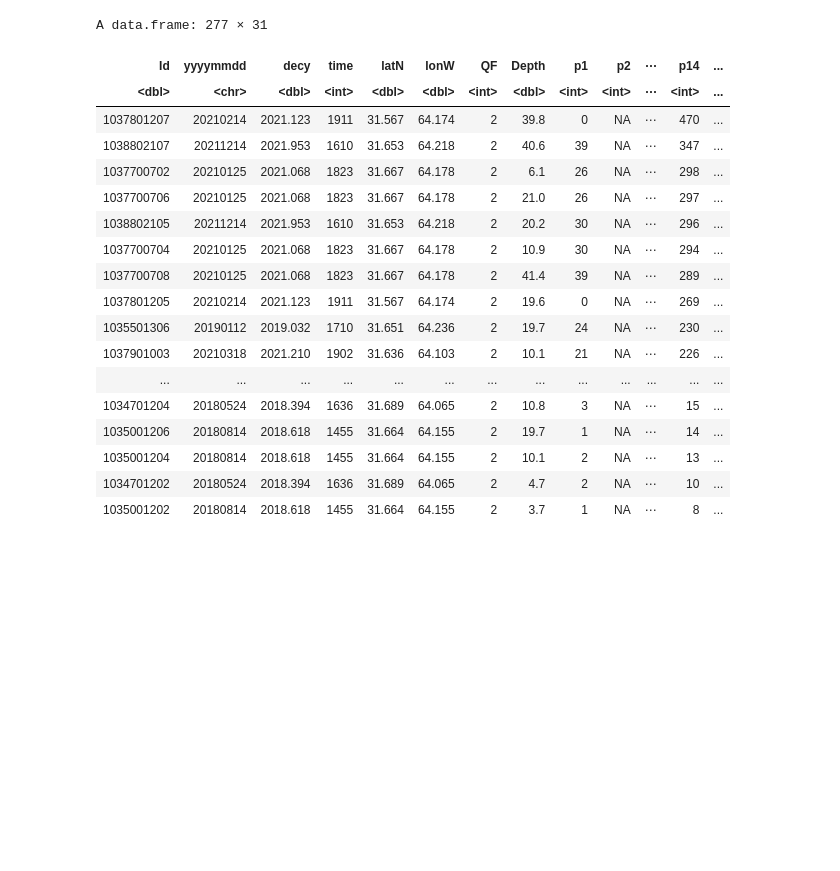
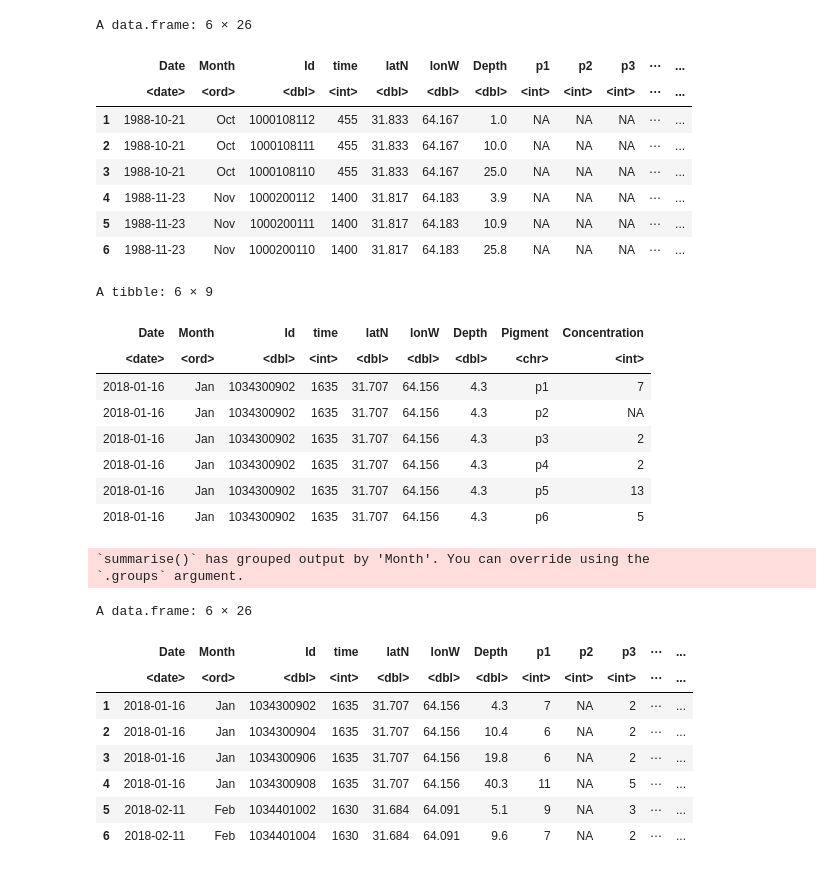
Before and after one commit to marianatorres4/OceanCritters, a Jupyter notebook: pig_clim.ipynb, the cells around one changed output. Cells and saved outputs as stored; diff of their text form; code cells hidden in the pictures; blank space fills up the shorter version.

```diff
--- a/pig_clim.ipynb
+++ b/pig_clim.ipynb
@@ -51,0 +29,6 @@ A data.frame: 6051 × 29
+# %%
+bats_pigments$Phae[bats_pigments$Phae == -999] <- NA
+bats_pigments$Chl[bats_pigments$Chl == -999] <- NA
+bats_pigments$Chl[bats_pigments$Chl == -999.000] <- NA
+# %%
+bats_pigments[bats_pigments == -999] <- NA
@@ -67,2 +62,4 @@ A data.frame: 6 × 29
 # %%
 bats_dates <- bats_pigments %>% mutate(yyyymmdd = as.character(yyyymmdd), Date = as.Date(yyyymmdd, format = "%Y%m%d"), Month = month(Date, label = TRUE))
+bats_dates <- bats_dates %>% select(-yyyymmdd, -decy) %>% select(Date, Month, Id, time, latN, lonW, Depth, p1, p2, p3, p4, p5, p6, p7, p8, p9, p10, p11, p12, p13, p14, p15, p18, p19, p20, p21)
+head(bats_dates)
@@ -182,0 +219,3 @@ Warning message:
+# %%
+bats_dates <- bats_dates %>% arrange(Date)
+bats_dates
@@ -183,3 +242,30 @@ Warning message:
 # %%
-surface <- bats_dates %>% filter(Depth < 50) %>% pivot_longer(cols = starts_with("p"), names_to = "Pigment", values_to = "Concentration")
-surface_2018_2023 <- surface %>% filter(Date >= as.Date("2018-01-01") & Date <= as.Date("2023-12-31"))
+surface <- bats_dates %>% filter(Depth < 50)
+surface_2018_2023 <- surface %>% pivot_longer(cols = starts_with("p"), names_to = "Pigment", values_to = "Concentration") %>% filter(Date >= as.Date("2018-01-01") & Date <= as.Date("2023-12-31"))
+head(surface)
+head(surface_2018_2023)
+# %% [output]
+A data.frame: 6 × 26
+|  | Date | Month | Id | time | latN | lonW | Depth | p1 | p2 | p3 | ⋯ | ... |
+|  | <date> | <ord> | <dbl> | <int> | <dbl> | <dbl> | <dbl> | <int> | <int> | <int> | ⋯ | ... |
+| 1 | 1988-10-21 | Oct | 1000108112 | 455 | 31.833 | 64.167 | 1.0 | NA | NA | NA | ⋯ | ... |
+| 2 | 1988-10-21 | Oct | 1000108111 | 455 | 31.833 | 64.167 | 10.0 | NA | NA | NA | ⋯ | ... |
+| 3 | 1988-10-21 | Oct | 1000108110 | 455 | 31.833 | 64.167 | 25.0 | NA | NA | NA | ⋯ | ... |
+| 4 | 1988-11-23 | Nov | 1000200112 | 1400 | 31.817 | 64.183 | 3.9 | NA | NA | NA | ⋯ | ... |
+| 5 | 1988-11-23 | Nov | 1000200111 | 1400 | 31.817 | 64.183 | 10.9 | NA | NA | NA | ⋯ | ... |
+| 6 | 1988-11-23 | Nov | 1000200110 | 1400 | 31.817 | 64.183 | 25.8 | NA | NA | NA | ⋯ | ... |
+A tibble: 6 × 9
+| Date | Month | Id | time | latN | lonW | Depth | Pigment | Concentration |
+| <date> | <ord> | <dbl> | <int> | <dbl> | <dbl> | <dbl> | <chr> | <int> |
+| 2018-01-16 | Jan | 1034300902 | 1635 | 31.707 | 64.156 | 4.3 | p1 | 7 |
+| 2018-01-16 | Jan | 1034300902 | 1635 | 31.707 | 64.156 | 4.3 | p2 | NA |
+| 2018-01-16 | Jan | 1034300902 | 1635 | 31.707 | 64.156 | 4.3 | p3 | 2 |
+| 2018-01-16 | Jan | 1034300902 | 1635 | 31.707 | 64.156 | 4.3 | p4 | 2 |
+| 2018-01-16 | Jan | 1034300902 | 1635 | 31.707 | 64.156 | 4.3 | p5 | 13 |
+| 2018-01-16 | Jan | 1034300902 | 1635 | 31.707 | 64.156 | 4.3 | p6 | 5 |
+# %%
+surface_2018_2023_clim <- surface_2018_2023 %>% group_by(Month, Pigment) %>% summarise(Mean_Concentration = mean(Concentration, na.rm = TRUE)) %>%
+  ungroup()
+# %% [output]
+`summarise()` has grouped output by 'Month'. You can override using the
+`.groups` argument.
@@ -186,24 +274,14 @@ surface_2018_2023 <- surface %>% filter(Date >= as.Date("2018-01-01") & Date <=
 # %%
 surface <- bats_dates %>% filter(Depth < 50)
-surface_2018_2023 <- surface %>% arrange(desc(p14)) %>% filter(Date >= as.Date("2018-01-01") & Date <= as.Date("2023-12-31"))
-surface_2018_2023
+surface_2018_2023 <- surface %>% filter(Date >= as.Date("2018-01-01") & Date <= as.Date("2023-12-31"))
+head(surface_2018_2023)
 # %% [output]
-A data.frame: 277 × 31
+A data.frame: 6 × 26
-| Id | yyyymmdd | decy | time | latN | lonW | QF | Depth | p1 | p2 | ⋯ | p14 | ... |
-| <dbl> | <chr> | <dbl> | <int> | <dbl> | <dbl> | <int> | <dbl> | <int> | <int> | ⋯ | <int> | ... |
-| 1037801207 | 20210214 | 2021.123 | 1911 | 31.567 | 64.174 | 2 | 39.8 | 0 | NA | ⋯ | 470 | ... |
-| 1038802107 | 20211214 | 2021.953 | 1610 | 31.653 | 64.218 | 2 | 40.6 | 39 | NA | ⋯ | 347 | ... |
-| 1037700702 | 20210125 | 2021.068 | 1823 | 31.667 | 64.178 | 2 | 6.1 | 26 | NA | ⋯ | 298 | ... |
-| 1037700706 | 20210125 | 2021.068 | 1823 | 31.667 | 64.178 | 2 | 21.0 | 26 | NA | ⋯ | 297 | ... |
-| 1038802105 | 20211214 | 2021.953 | 1610 | 31.653 | 64.218 | 2 | 20.2 | 30 | NA | ⋯ | 296 | ... |
-| 1037700704 | 20210125 | 2021.068 | 1823 | 31.667 | 64.178 | 2 | 10.9 | 30 | NA | ⋯ | 294 | ... |
-| 1037700708 | 20210125 | 2021.068 | 1823 | 31.667 | 64.178 | 2 | 41.4 | 39 | NA | ⋯ | 289 | ... |
-| 1037801205 | 20210214 | 2021.123 | 1911 | 31.567 | 64.174 | 2 | 19.6 | 0 | NA | ⋯ | 269 | ... |
-| 1035501306 | 20190112 | 2019.032 | 1710 | 31.651 | 64.236 | 2 | 19.7 | 24 | NA | ⋯ | 230 | ... |
-| 1037901003 | 20210318 | 2021.210 | 1902 | 31.636 | 64.103 | 2 | 10.1 | 21 | NA | ⋯ | 226 | ... |
-| ... | ... | ... | ... | ... | ... | ... | ... | ... | ... | ... | ... | ... |
-| 1034701204 | 20180524 | 2018.394 | 1636 | 31.689 | 64.065 | 2 | 10.8 | 3 | NA | ⋯ | 15 | ... |
-| 1035001206 | 20180814 | 2018.618 | 1455 | 31.664 | 64.155 | 2 | 19.7 | 1 | NA | ⋯ | 14 | ... |
-| 1035001204 | 20180814 | 2018.618 | 1455 | 31.664 | 64.155 | 2 | 10.1 | 2 | NA | ⋯ | 13 | ... |
-| 1034701202 | 20180524 | 2018.394 | 1636 | 31.689 | 64.065 | 2 | 4.7 | 2 | NA | ⋯ | 10 | ... |
-| 1035001202 | 20180814 | 2018.618 | 1455 | 31.664 | 64.155 | 2 | 3.7 | 1 | NA | ⋯ | 8 | ... |
+|  | Date | Month | Id | time | latN | lonW | Depth | p1 | p2 | p3 | ⋯ | ... |
+|  | <date> | <ord> | <dbl> | <int> | <dbl> | <dbl> | <dbl> | <int> | <int> | <int> | ⋯ | ... |
+| 1 | 2018-01-16 | Jan | 1034300902 | 1635 | 31.707 | 64.156 | 4.3 | 7 | NA | 2 | ⋯ | ... |
+| 2 | 2018-01-16 | Jan | 1034300904 | 1635 | 31.707 | 64.156 | 10.4 | 6 | NA | 2 | ⋯ | ... |
+| 3 | 2018-01-16 | Jan | 1034300906 | 1635 | 31.707 | 64.156 | 19.8 | 6 | NA | 2 | ⋯ | ... |
+| 4 | 2018-01-16 | Jan | 1034300908 | 1635 | 31.707 | 64.156 | 40.3 | 11 | NA | 5 | ⋯ | ... |
+| 5 | 2018-02-11 | Feb | 1034401002 | 1630 | 31.684 | 64.091 | 5.1 | 9 | NA | 3 | ⋯ | ... |
+| 6 | 2018-02-11 | Feb | 1034401004 | 1630 | 31.684 | 64.091 | 9.6 | 7 | NA | 2 | ⋯ | ... |
```
Also changed, not shown: parts of 38 cells of this notebook.
